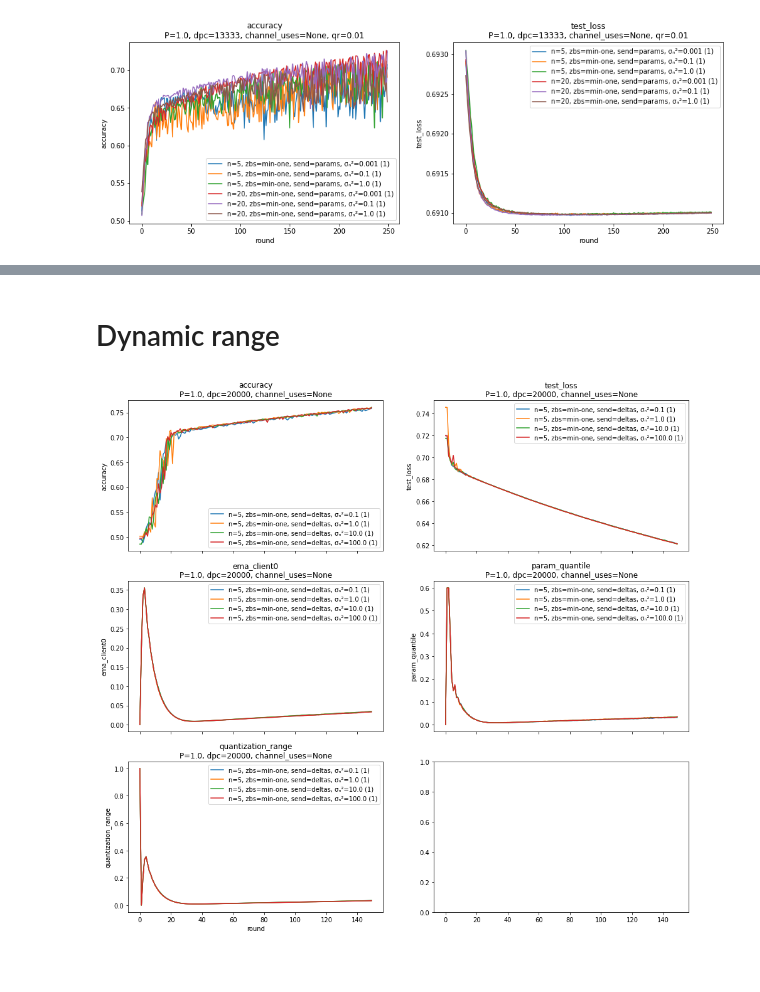
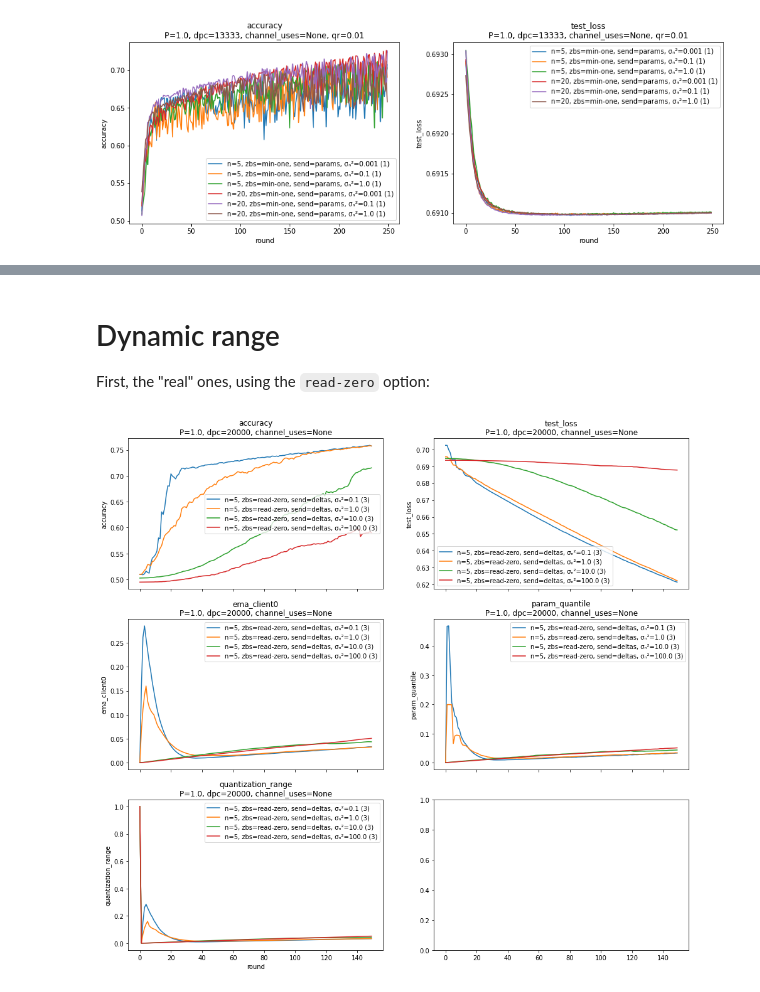
Before and after one commit to czlee/kyanite, a Jupyter notebook: misc-plots-2.ipynb, the cells around one changed output, grey strips where cells are left out. Saved outputs shown, nothing was run; the diff lists cells and outputs as text; code cells hidden in the pictures; blank space fills up the shorter version.

```diff
--- a/misc-plots-2.ipynb
+++ b/misc-plots-2.ipynb
@@ -221,35 +226,37 @@ plot_averaged_training_charts(results_dir, fields, title_specs, fixed_specs, ser
 # %% [markdown]
 # Dynamic range
+
+First, the "real" ones, using the `read-zero` option:
 # %%
 results_dir = Path("../results-downloaded/20210722-dynquant/")
 # %%
 fixed_specs = {
     'rounds': 150,
     'batch_size': 64,
     'lr_client': 0.01,
     'epochs': 1,
     'small': False,
     'ema_coefficient': 1 / 3,
     'qrange_update_period': 1,
     'qrange_param_quantile': 0.9,
     'qrange_client_quantile': 0.9,
 }
 title_specs = {
     'power': 1.0,
     'data_per_client': 20000,
     'channel_uses': None,
 }
 series_specs = {
     'clients': [5],
-    'zero_bits_strategy': ['min-one'],
+    'zero_bits_strategy': ['read-zero'],
     'send': ['deltas'],
     'noise': '__all__',
 }
 fields = ['accuracy', 'test_loss', 'ema_client0', 'param_quantile', 'quantization_range']
 
 plot_averaged_training_charts(results_dir, fields, title_specs, fixed_specs, series_specs)
 # %% [output]
-[figure, old version]
+[figure, new version]
 # %%
 series_specs['send'] = ['params']
 plot_averaged_training_charts(results_dir, fields, title_specs, fixed_specs, series_specs)
```
Also changed, not shown: parts of 10 cells of this notebook.
